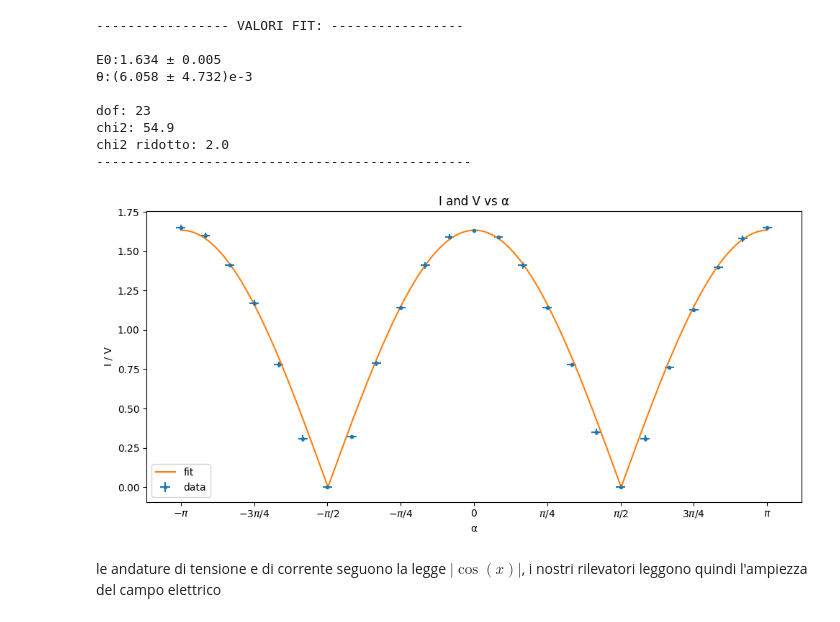
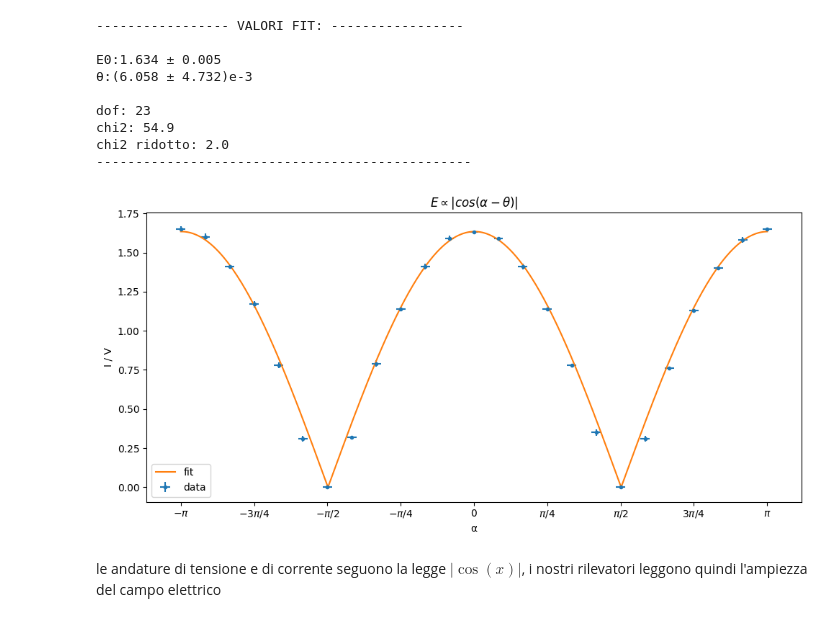
Before and after one commit to CarminatiGiovanni/LaboratorioFisica2, a Jupyter notebook: 20240509micoonde/malus.ipynb, the cells around one changed output. Drawn from its saved outputs; the diff is of its cells as text; code cells hidden in the pictures.

Commit message:
malus graph

```diff
--- a/20240509micoonde/malus.ipynb
+++ b/20240509micoonde/malus.ipynb
@@ -58,25 +58,25 @@ chi2 ridotto: 2.0
 # %%
 fig, ax = plt.subplots(figsize=(10, 5))
 
 # Plot for V
 
 ax.errorbar(α, V, yerr=sigmaV,xerr=np.pi/180*np.sqrt(2)*2, fmt='.', label='data')
 
 x = np.linspace(-np.pi,np.pi, 10000)
 y = campo_polarizzato(x, *malus_E.values.values())
 ax.plot(x,y, label='fit')
 
 
 ax.set_xticks([-np.pi,-3*np.pi/4,-np.pi/2,-np.pi/4,0,np.pi/4, np.pi/2, 3*np.pi/4, np.pi])
 ax.set_xticklabels(['$-\pi$','$-3\pi/4$','$-\pi/2$','$-\pi/4$','$0$','$\pi/4$','$\pi/2$','$3\pi/4$','$\pi$'])
 ax.set_xlabel('α')
 ax.set_ylabel('I / V')
-ax.set_title('I and V vs α')
+ax.set_title('$E \propto |cos(α - θ)|$')
 ax.legend()
 
 plt.tight_layout()
 plt.show()
 # %% [output]
-[figure, old version]
+[figure, new version]
 # %% [markdown]
 le andature di tensione e di corrente seguono la legge $|\cos(x)|$, i nostri rilevatori leggono quindi l'ampiezza del campo elettrico
```
